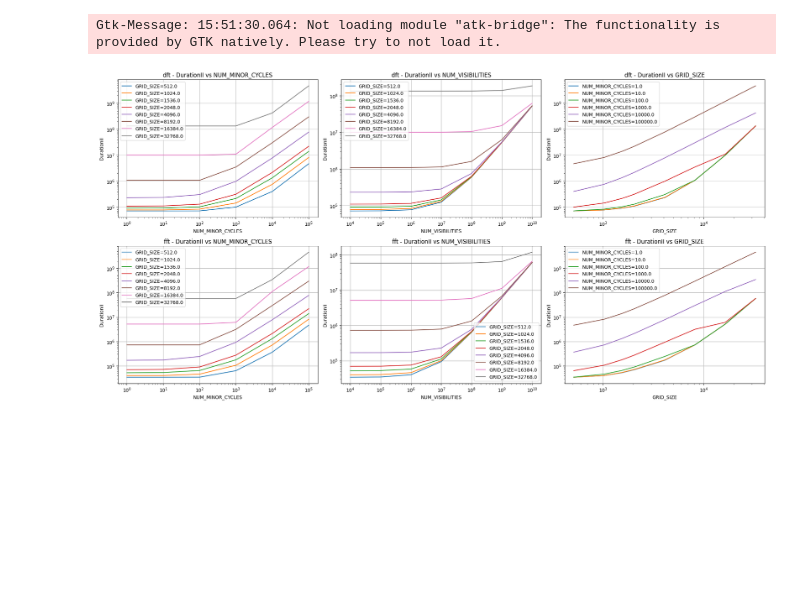
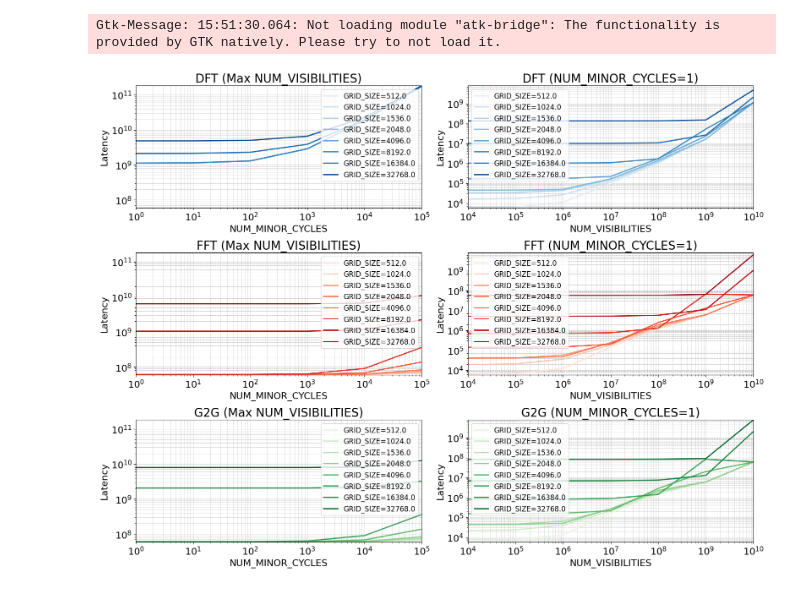
Before and after one commit to Ophelie-Renaud/simsdp-generic-imaging-pipeline, a Jupyter notebook: experimental_result_data/experimental_result_data.ipynb, the cells around one changed output. Drawn from its saved outputs; the diff is of its cells as text; code cells hidden in the pictures; blank space fills up the shorter version.

```diff
--- a/experimental_result_data/experimental_result_data.ipynb
+++ b/experimental_result_data/experimental_result_data.ipynb
@@ -556,11 +556,13 @@ Gtk-Message: 15:51:30.064: Not loading module "atk-bridge": The functionality is
 import pandas as pd
 import numpy as np
 import matplotlib.pyplot as plt
+from matplotlib import cm
 
 # Fichiers à afficher côte à côte
 simulated_sota_csv_files = {
     "dft": "moldable/simu_sota/dft.csv",
     "fft": "moldable/simu_sota/fft.csv",
+    "g2g": "moldable/simu_sota/g2g.csv",
 }
 
 # Fonction pour charger les données depuis un CSV
@@ -572,62 +574,92 @@ def load_simu_csv_to_numpy(file_path):
     num_cycles = sorted(df['NUM_MINOR_CYCLES'].unique())
     num_visibilities = sorted(df['NUM_VISIBILITIES'].unique())
 
     latency_simu = np.zeros((len(num_visibilities), len(num_cycles), len(grid_sizes)))
 
     # Remplir la matrice des latences simulées
     for i, vis in enumerate(num_visibilities):
         for j, cycles in enumerate(num_cycles):
             for k, grid in enumerate(grid_sizes):
                 value = df[(df['GRID_SIZE'] == grid) & (df['NUM_MINOR_CYCLES'] == cycles) & (df['NUM_VISIBILITIES'] == vis)]['DurationII'].values[0]
                 latency_simu[i, j, k] = value
 
     return latency_simu, grid_sizes, num_cycles, num_visibilities
 
 # Fonction pour tracer les graphiques
 def plot_simu_data(simulated_sota_csv_files):
+    plt.style.use('default')  # Utiliser le style par défaut pour plus de simplicité
     num_files = len(simulated_sota_csv_files)
-    fig, axes = plt.subplots(num_files, 3, figsize=(20, 5 * num_files))
+    fig, axes = plt.subplots(num_files, 2, figsize=(16, 4 * num_files))
 
-    for idx, (name, file_path) in enumerate(simulated_sota_csv_files.items()):
+    all_cycles = []
+    all_visibilities = []
+    all_durations_cycles = []
+    all_durations_vis = []
+
+    # D'abord : on charge tout pour calculer les bornes globales
+    data_loaded = []
+    for name, file_path in simulated_sota_csv_files.items():
         latency_simu, grid_sizes, num_cycles, num_visibilities = load_simu_csv_to_numpy(file_path)
+        data_loaded.append((name, latency_simu, grid_sizes, num_cycles, num_visibilities))
 
-        # Tracer DurationII en fonction de NUM_MINOR_CYCLES
+        all_cycles.extend(num_cycles)
+        all_visibilities.extend(num_visibilities)
+
+        for k in range(len(grid_sizes)):
+            all_durations_cycles.extend(latency_simu[-1, :, k])
+            all_durations_vis.extend(latency_simu[:, 0, k])
+
+    # Définir les bornes globales des axes
+    xlim_cycles = (min(all_cycles), max(all_cycles))
+    ylim_cycles = (min(all_durations_cycles), max(all_durations_cycles))
+
+    xlim_vis = (min(all_visibilities), max(all_visibilities))
+    ylim_vis = (min(all_durations_vis), max(all_durations_vis))
+
+    # Palettes spécifiques par algorithme
+    custom_colormaps = {
+        "dft": cm.Blues,
+        "fft": cm.Reds,
+        "g2g": cm.Greens
+    }
+
+
+    # Ensuite : on trace avec les mêmes limites pour tous
+    #palette = plt.get_cmap('viridis')  # Utiliser une palette de couleurs plus moderne
+
+    for idx, (name, latency_simu, grid_sizes, num_cycles, num_visibilities) in enumerate(data_loaded):
+        # DurationII vs NUM_MINOR_CYCLES
         for k, grid_size in enumerate(grid_sizes):
-            axes[idx, 0].plot(num_cycles, latency_simu[0, :, k], label=f'GRID_SIZE={grid_size}')
-        axes[idx, 0].set_xlabel('NUM_MINOR_CYCLES')
-        axes[idx, 0].set_ylabel('DurationII')
-        axes[idx, 0].set_title(f'{name} - DurationII vs NUM_MINOR_CYCLES')
-        axes[idx, 0].set_xscale('log')
-        axes[idx, 0].set_yscale('log')
-        axes[idx, 0].legend()
-        axes[idx, 0].grid(True)
+            axes[idx, 0].plot(num_cycles, latency_simu[-1, :, k], label=f'GRID_SIZE={grid_size}', linewidth=2, color=custom_colormaps[name]((k + 1) / (len(grid_sizes) + 1)))#color=palette(k / len(grid_sizes))
+            axes[idx, 0].set_xlabel('NUM_MINOR_CYCLES', fontsize=16)
+            axes[idx, 0].set_ylabel('Latency', fontsize=16)
+            axes[idx, 0].set_title(f'{name.upper()} (Max NUM_VISIBILITIES)', fontsize=20)
+            axes[idx, 0].set_xscale('log')
+            axes[idx, 0].set_yscale('log')
+            axes[idx, 0].set_xlim(xlim_cycles)
+            axes[idx, 0].set_ylim(ylim_cycles)
+            axes[idx, 0].legend(fontsize=12)
+            axes[idx, 0].grid(True, which="both", ls="--", linewidth=0.5)
+            axes[idx, 0].tick_params(axis='both', which='major', labelsize=16)  # Augmenter la taille des chiffres sur les axes
 
-        # Tracer DurationII en fonction de NUM_VISIBILITIES
+        # DurationII vs NUM_VISIBILITIES
         for k, grid_size in enumerate(grid_sizes):
-            axes[idx, 1].plot(num_visibilities, latency_simu[:, 0, k], label=f'GRID_SIZE={grid_size}')
-        axes[idx, 1].set_xlabel('NUM_VISIBILITIES')
-        axes[idx, 1].set_ylabel('DurationII')
-        axes[idx, 1].set_title(f'{name} - DurationII vs NUM_VISIBILITIES')
-        axes[idx, 1].set_xscale('log')
-        axes[idx, 1].set_yscale('log')
-        axes[idx, 1].legend()
-        axes[idx, 1].grid(True)
-
-        # Tracer DurationII en fonction de GRID_SIZE
-        for j, num_cycle in enumerate(num_cycles):
-            axes[idx, 2].plot(grid_sizes, latency_simu[0, j, :], label=f'NUM_MINOR_CYCLES={num_cycle}')
-        axes[idx, 2].set_xlabel('GRID_SIZE')
-        axes[idx, 2].set_ylabel('DurationII')
-        axes[idx, 2].set_title(f'{name} - DurationII vs GRID_SIZE')
-        axes[idx, 2].set_xscale('log')
-        axes[idx, 2].set_yscale('log')
-        axes[idx, 2].legend()
-        axes[idx, 2].grid(True)
+            axes[idx, 1].plot(num_visibilities, latency_simu[:, 0, k], label=f'GRID_SIZE={grid_size}', linewidth=2, color=custom_colormaps[name]((k + 1) / (len(grid_sizes) + 1)))
+            axes[idx, 1].set_xlabel('NUM_VISIBILITIES', fontsize=16)
+            axes[idx, 1].set_ylabel('Latency', fontsize=16)
+            axes[idx, 1].set_title(f'{name.upper()} (NUM_MINOR_CYCLES=1)', fontsize=20)
+            axes[idx, 1].set_xscale('log')
+            axes[idx, 1].set_yscale('log')
+            axes[idx, 1].set_xlim(xlim_vis)
+            axes[idx, 1].set_ylim(ylim_vis)
+            axes[idx, 1].legend(fontsize=12)
+            axes[idx, 1].grid(True, which="both", ls="--", linewidth=0.5)
+            axes[idx, 1].tick_params(axis='both', which='major', labelsize=16)  # Augmenter la taille des chiffres sur les axes
 
     plt.tight_layout()
     plt.show()
 
 # Tracer les données
 plot_simu_data(simulated_sota_csv_files)
 # %% [output]
-[figure, old version]
+[figure, new version]
```
Also changed, not shown: parts of 3 cells of this notebook, 26 other files.
